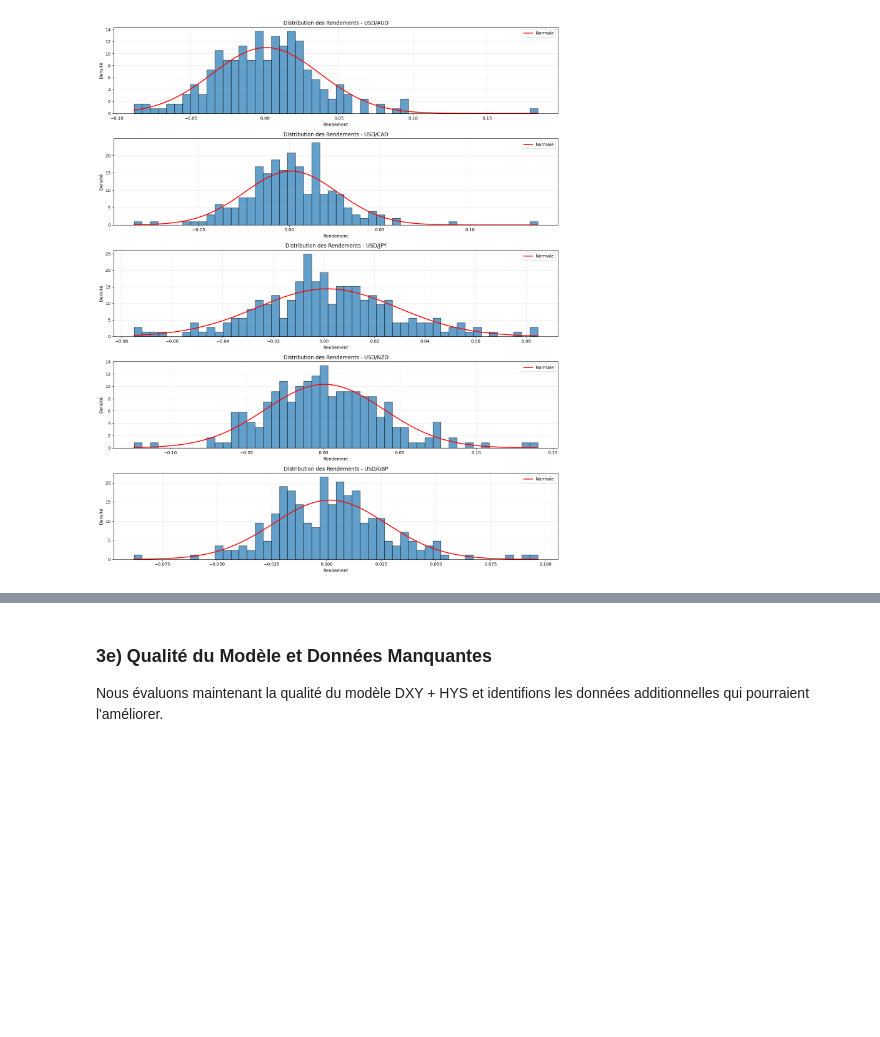
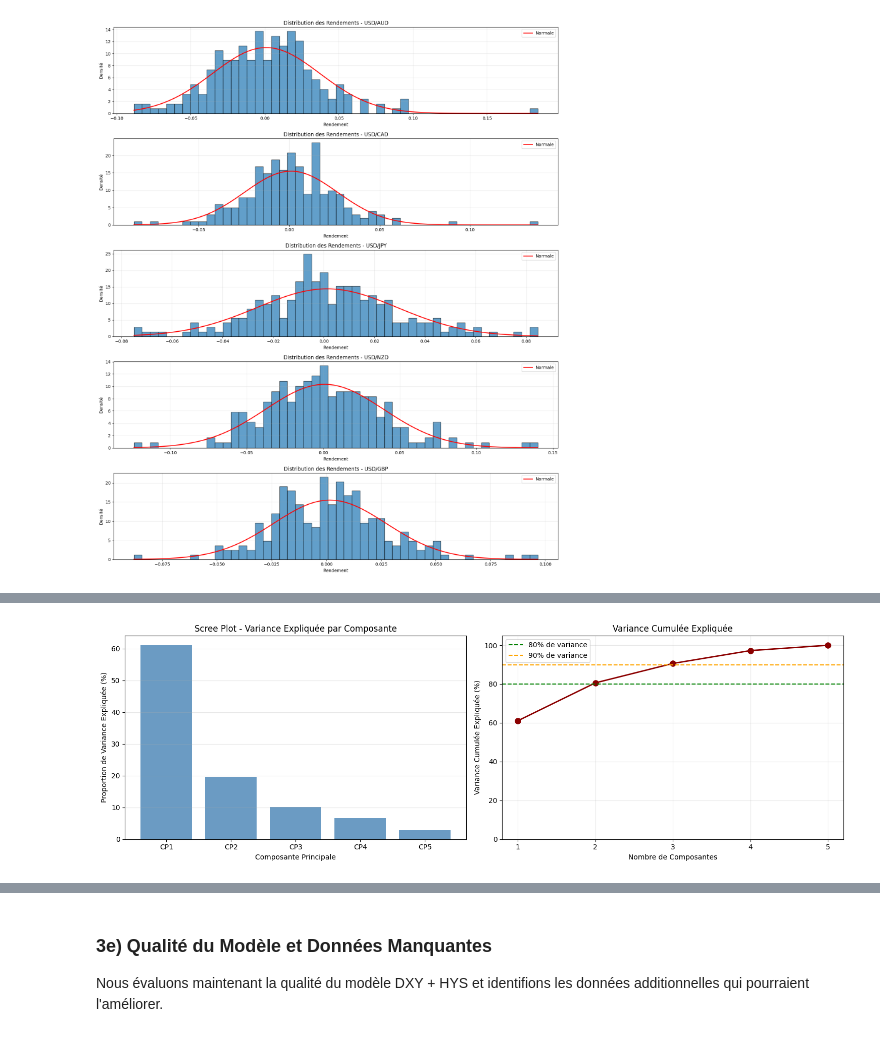
Before and after one commit to VincentD1209/Etude-de-cas-2, a Jupyter notebook: EC2.ipynb, the cells around one changed output, grey strips where cells are left out. Drawn from its saved outputs; the diff is of its cells as text; code cells hidden in the pictures; blank space fills up the shorter version.

```diff
--- a/EC2.ipynb
+++ b/EC2.ipynb
@@ -725,3 +374,35 @@ RECOMMANDATION:
+# %%
+# Graphique de la variance expliquée
+fig, (ax1, ax2) = plt.subplots(1, 2, figsize=(15, 5))
+
+# Variance expliquée par composante
+x_pos = np.arange(len(pca_results['eigenvalues']))
+ax1.bar(x_pos, pca_results['explained_variance_ratio'] * 100, alpha=0.8, color='steelblue')
+ax1.set_xlabel('Composante Principale')
+ax1.set_ylabel('Proportion de Variance Expliquée (%)')
+ax1.set_title('Scree Plot - Variance Expliquée par Composante')
+ax1.set_xticks(x_pos)
+ax1.set_xticklabels([f'CP{i+1}' for i in range(len(pca_results['eigenvalues']))])
+ax1.grid(True, alpha=0.3, axis='y')
+
+# Variance cumulée
+ax2.plot(x_pos, np.cumsum(pca_results['explained_variance_ratio']) * 100,
+         marker='o', linewidth=2, markersize=8, color='darkred')
+ax2.axhline(y=80, color='g', linestyle='--', label='80% de variance')
+ax2.axhline(y=90, color='orange', linestyle='--', label='90% de variance')
+ax2.set_xlabel('Nombre de Composantes')
+ax2.set_ylabel('Variance Cumulée Expliquée (%)')
+ax2.set_title('Variance Cumulée Expliquée')
+ax2.set_xticks(x_pos)
+ax2.set_xticklabels([f'{i+1}' for i in range(len(pca_results['eigenvalues']))])
+ax2.legend()
+ax2.grid(True, alpha=0.3)
+ax2.set_ylim([0, 105])
+
+plt.tight_layout()
+plt.show()
+# %% [output]
+[figure, added]
 # %%
 # Chargement de TOUS les facteurs macroéconomiques (3 initiaux + 2 nouveaux)
 DXY = pd.read_csv('DXY.csv')
```
Also changed, not shown: parts of 37 cells of this notebook, 4 other files.
